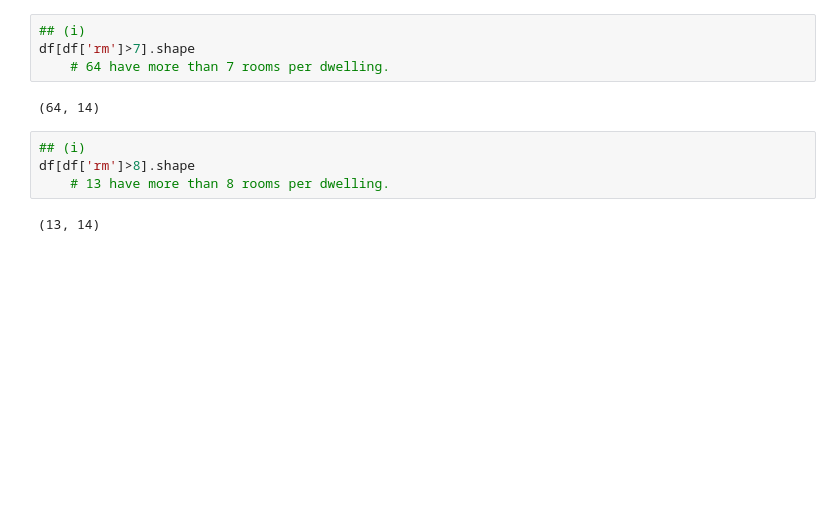
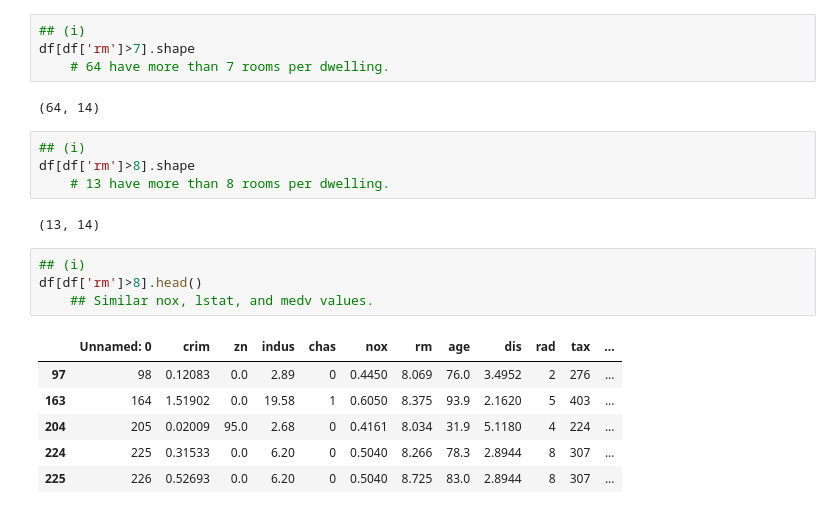
Before and after one commit to carolinegreen16/A_2, a Jupyter notebook: Assignment3/A3.ipynb, the cells around one changed output. Saved outputs shown, nothing was run; the diff lists cells and outputs as text; blank space fills up the shorter version.

```diff
--- a/Assignment3/A3.ipynb
+++ b/Assignment3/A3.ipynb
@@ -277,3 +277,14 @@ df[df['rm']>8].shape
     # 13 have more than 8 rooms per dwelling.
 # %% [output]
 (13, 14)
+# %%
+## (i)
+df[df['rm']>8].head()
+    ## Similar nox, lstat, and medv values.
+# %% [output]
+|  | Unnamed: 0 | crim | zn | indus | chas | nox | rm | age | dis | rad | tax | ... |
+| 97 | 98 | 0.12083 | 0.0 | 2.89 | 0 | 0.4450 | 8.069 | 76.0 | 3.4952 | 2 | 276 | ... |
+| 163 | 164 | 1.51902 | 0.0 | 19.58 | 1 | 0.6050 | 8.375 | 93.9 | 2.1620 | 5 | 403 | ... |
+| 204 | 205 | 0.02009 | 95.0 | 2.68 | 0 | 0.4161 | 8.034 | 31.9 | 5.1180 | 4 | 224 | ... |
+| 224 | 225 | 0.31533 | 0.0 | 6.20 | 0 | 0.5040 | 8.266 | 78.3 | 2.8944 | 8 | 307 | ... |
+| 225 | 226 | 0.52693 | 0.0 | 6.20 | 0 | 0.5040 | 8.725 | 83.0 | 2.8944 | 8 | 307 | ... |
```
